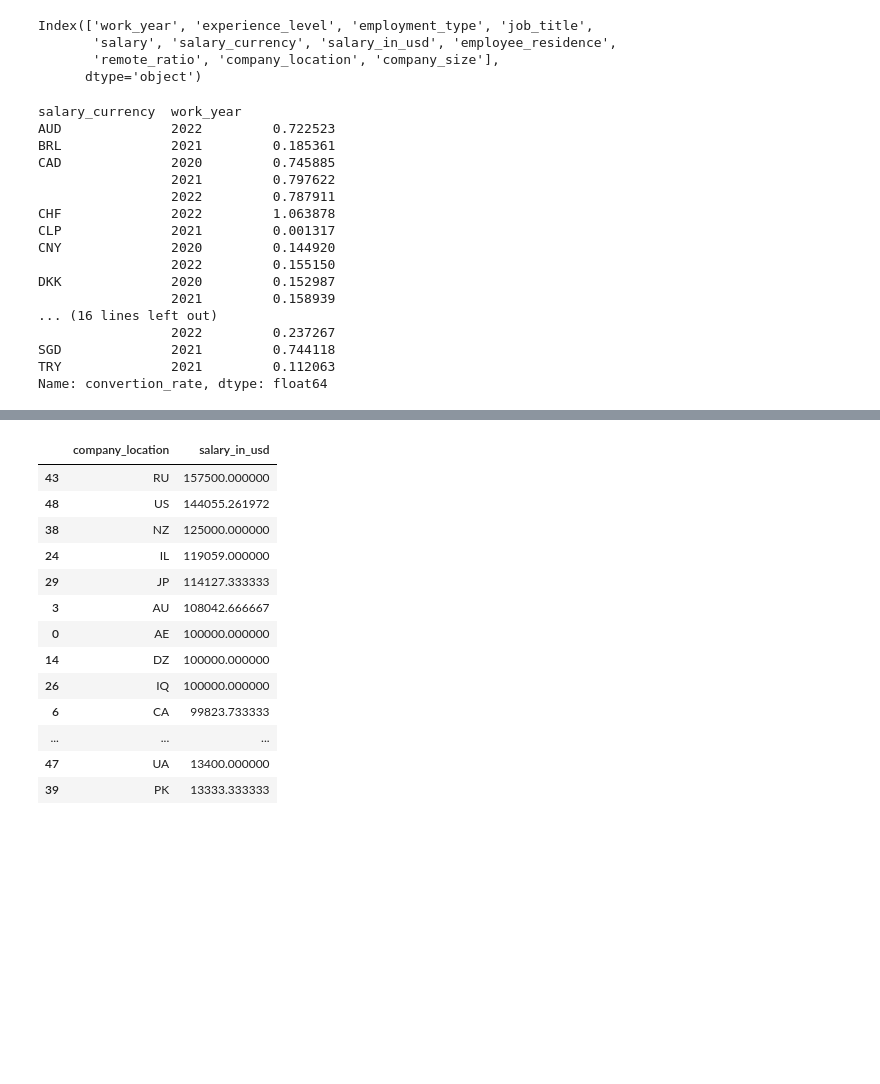
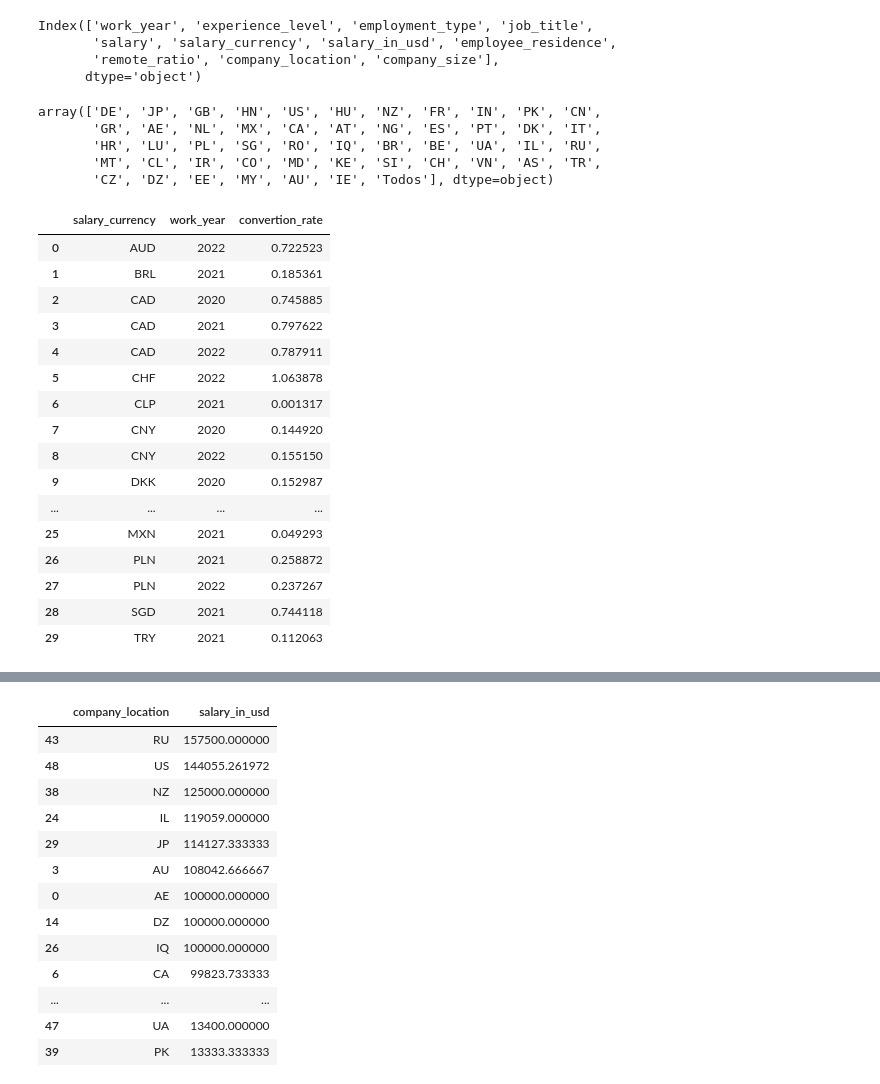
Before and after one commit to danieldamc/intro-data-science, a Jupyter notebook: Tarea_1.ipynb, the cells around one changed output, grey strips where cells are left out. Cells and saved outputs as stored; diff of their text form; code cells hidden in the pictures; blank space fills up the shorter version.

```diff
--- a/Tarea_1.ipynb
+++ b/Tarea_1.ipynb
@@ -20,26 +20,35 @@ Index(['work_year', 'experience_level', 'employment_type', 'job_title',
        'salary', 'salary_currency', 'salary_in_usd', 'employee_residence',
        'remote_ratio', 'company_location', 'company_size'],
       dtype='object')
+# %%
+import numpy as np
+np.concatenate([salaries_df.company_location.unique(), ['Global']])
+# %% [output]
+array(['DE', 'JP', 'GB', 'HN', 'US', 'HU', 'NZ', 'FR', 'IN', 'PK', 'CN',
+       'GR', 'AE', 'NL', 'MX', 'CA', 'AT', 'NG', 'ES', 'PT', 'DK', 'IT',
+       'HR', 'LU', 'PL', 'SG', 'RO', 'IQ', 'BR', 'BE', 'UA', 'IL', 'RU',
+       'MT', 'CL', 'IR', 'CO', 'MD', 'KE', 'SI', 'CH', 'VN', 'AS', 'TR',
+       'CZ', 'DZ', 'EE', 'MY', 'AU', 'IE', 'Todos'], dtype=object)
 # %%
 not_usd_salaries_df = salaries_df[salaries_df['salary_currency'] != 'USD'].reset_index(drop=True)
 not_usd_salaries_df['convertion_rate'] = not_usd_salaries_df['salary_in_usd']/not_usd_salaries_df['salary']
-convertion_rate_df = not_usd_salaries_df.groupby(['salary_currency', 'work_year'])['convertion_rate'].mean()
+convertion_rate_df = pd.DataFrame(not_usd_salaries_df.groupby(['salary_currency', 'work_year'])['convertion_rate'].mean().reset_index())
 convertion_rate_df
 # %% [output]
-salary_currency  work_year
-AUD              2022         0.722523
-BRL              2021         0.185361
-CAD              2020         0.745885
-                 2021         0.797622
-                 2022         0.787911
-CHF              2022         1.063878
-CLP              2021         0.001317
-CNY              2020         0.144920
-                 2022         0.155150
-DKK              2020         0.152987
-                 2021         0.158939
-... (16 lines left out)
-                 2022         0.237267
-SGD              2021         0.744118
-TRY              2021         0.112063
-Name: convertion_rate, dtype: float64
+|  | salary_currency | work_year | convertion_rate |
+| 0 | AUD | 2022 | 0.722523 |
+| 1 | BRL | 2021 | 0.185361 |
+| 2 | CAD | 2020 | 0.745885 |
+| 3 | CAD | 2021 | 0.797622 |
+| 4 | CAD | 2022 | 0.787911 |
+| 5 | CHF | 2022 | 1.063878 |
+| 6 | CLP | 2021 | 0.001317 |
+| 7 | CNY | 2020 | 0.144920 |
+| 8 | CNY | 2022 | 0.155150 |
+| 9 | DKK | 2020 | 0.152987 |
+| ... | ... | ... | ... |
+| 25 | MXN | 2021 | 0.049293 |
+| 26 | PLN | 2021 | 0.258872 |
+| 27 | PLN | 2022 | 0.237267 |
+| 28 | SGD | 2021 | 0.744118 |
+| 29 | TRY | 2021 | 0.112063 |
```
Also changed, not shown: parts of 1 cell of this notebook, 6 other files.
